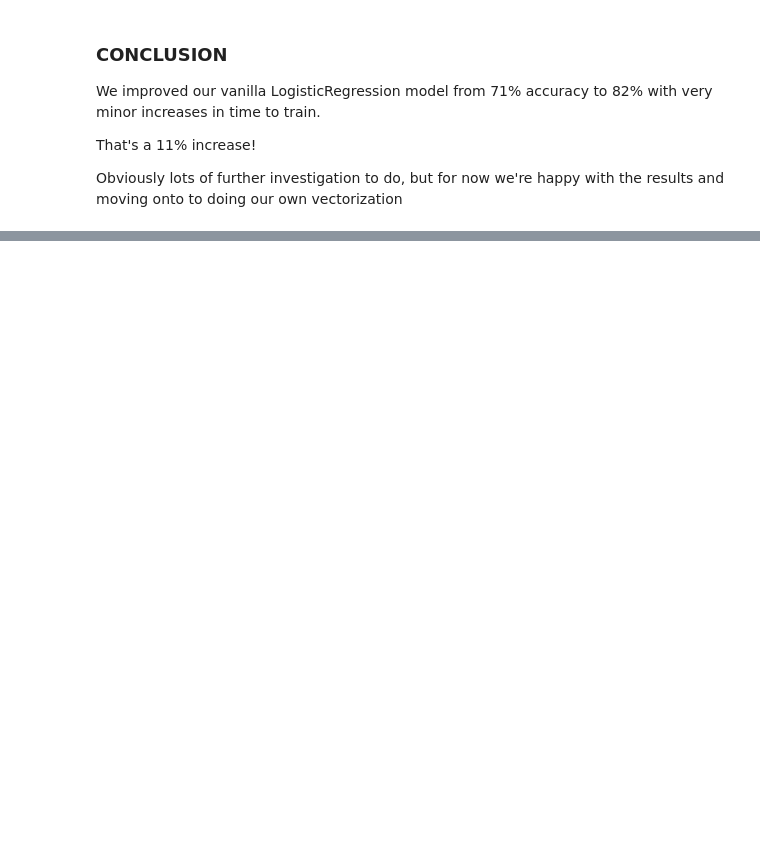
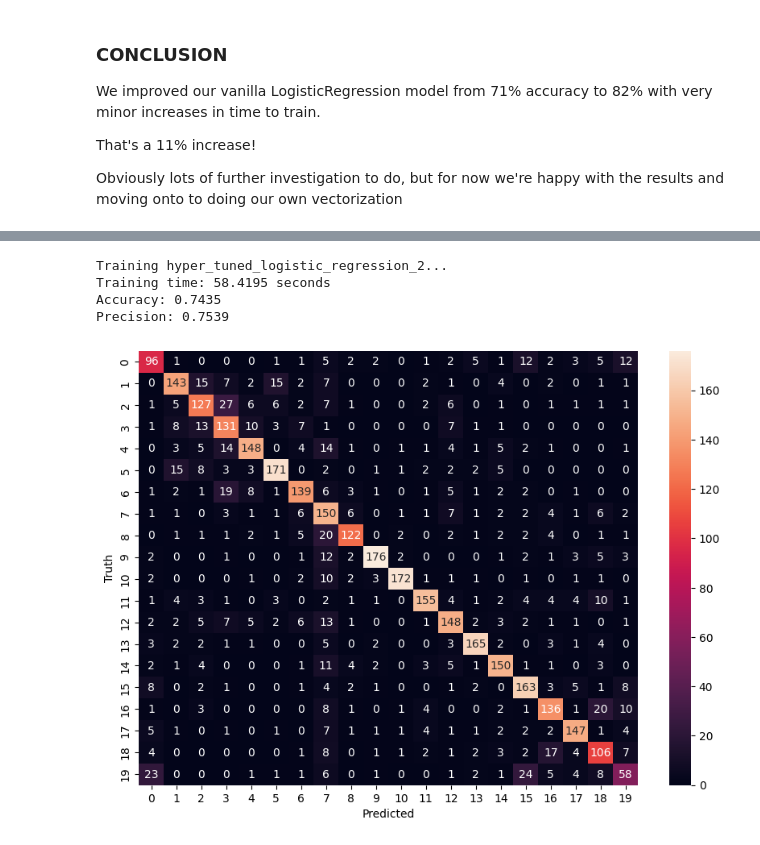
Before and after one commit to mikhailmena/BigBrainTeam, a Jupyter notebook: bigBrain.ipynb, the cells around one changed output, grey strips where cells are left out. Saved outputs shown, nothing was run; the diff lists cells and outputs as text; code cells hidden in the pictures; blank space fills up the shorter version.

Commit message:
Adding observations on vectorization of data

```diff
--- a/bigBrain.ipynb
+++ b/bigBrain.ipynb
@@ -669,3 +684,9 @@ Mean Score: -0.5783 (±0.0222)
 
 Parameters: {'C': 100, 'solver': 'liblinear'}
 Mean Score: -0.5945 (±0.0327)
+# %%
+best_parameters_2 = grid_search_modified_2.best_params_
+
+print(f"Best parameters 2: {best_parameters_2}")
+
+best_model_2 = LogisticRegression(**best_parameters_2)
@@ -692,0 +726,7 @@ Obviously lots of further investigation to do, but for now we're happy with the
+# %%
+# Fetch the 20 newsgroups dataset
+newsgroups_data = fetch_20newsgroups(subset='all', remove=('headers', 'footers', 'quotes'))
+
+# The fetched data includes the text data and their respective target classifications
+sentences = newsgroups_data.data
+classifications = newsgroups_data.target
@@ -692,0 +757,12 @@ Obviously lots of further investigation to do, but for now we're happy with the
+# %%
+# Split the sentences into training and test sets (80% training, 20% testing)
+sentences_train, sentences_test, classifications_train, classifications_test = train_test_split(sentences, classifications, test_size=0.2, random_state=42)
+
+# Initialize the TfidfVectorizer
+vectorizer = TfidfVectorizer()
+
+# Fit the vectorizer on the training set and transform the training set
+tfidf_vectors_train = vectorizer.fit_transform(sentences_train)
+
+# Transform the test set using the same vectorizer
+tfidf_vectors_test = vectorizer.transform(sentences_test)
@@ -692,0 +804,15 @@ Obviously lots of further investigation to do, but for now we're happy with the
+# %%
+train_and_evaluate_with_confusion(
+  "hyper_tuned_logistic_regression_2",
+  best_model_2,
+  tfidf_vectors_train,
+  classifications_train,
+  tfidf_vectors_test,
+  classifications_test,
+)
+# %% [output]
+Training hyper_tuned_logistic_regression_2...
+Training time: 58.4195 seconds
+Accuracy: 0.7435
+Precision: 0.7539
+[figure, added]
```
Also changed, not shown: parts of 30 cells of this notebook.
